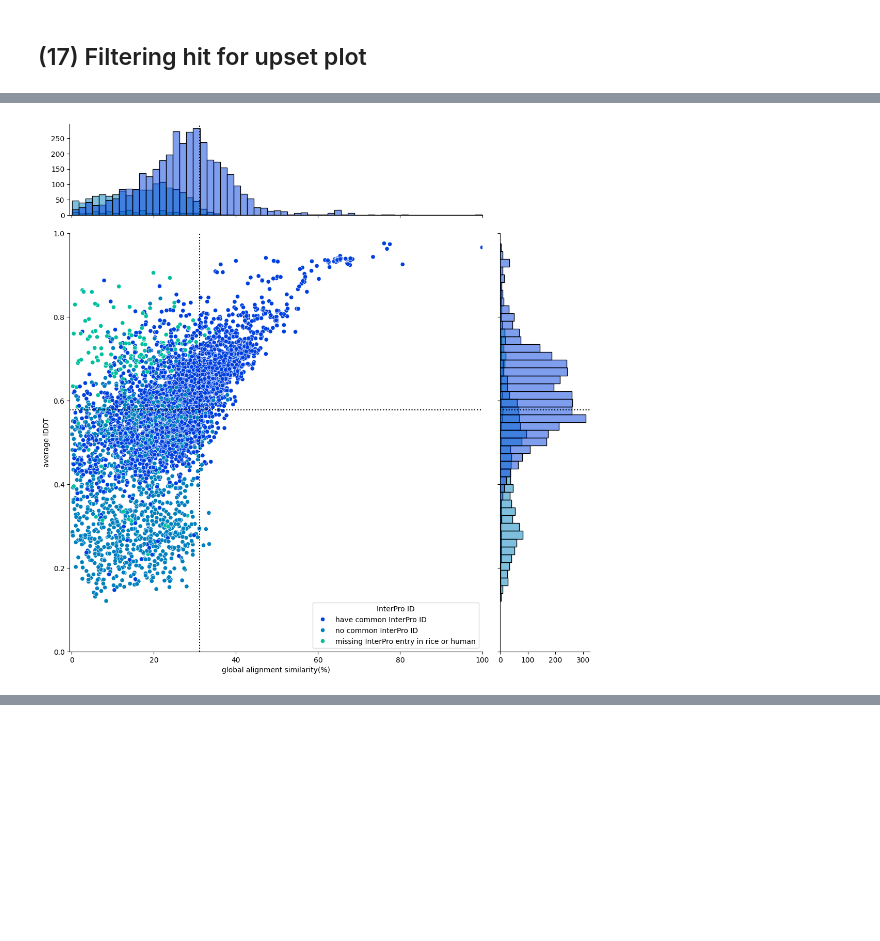
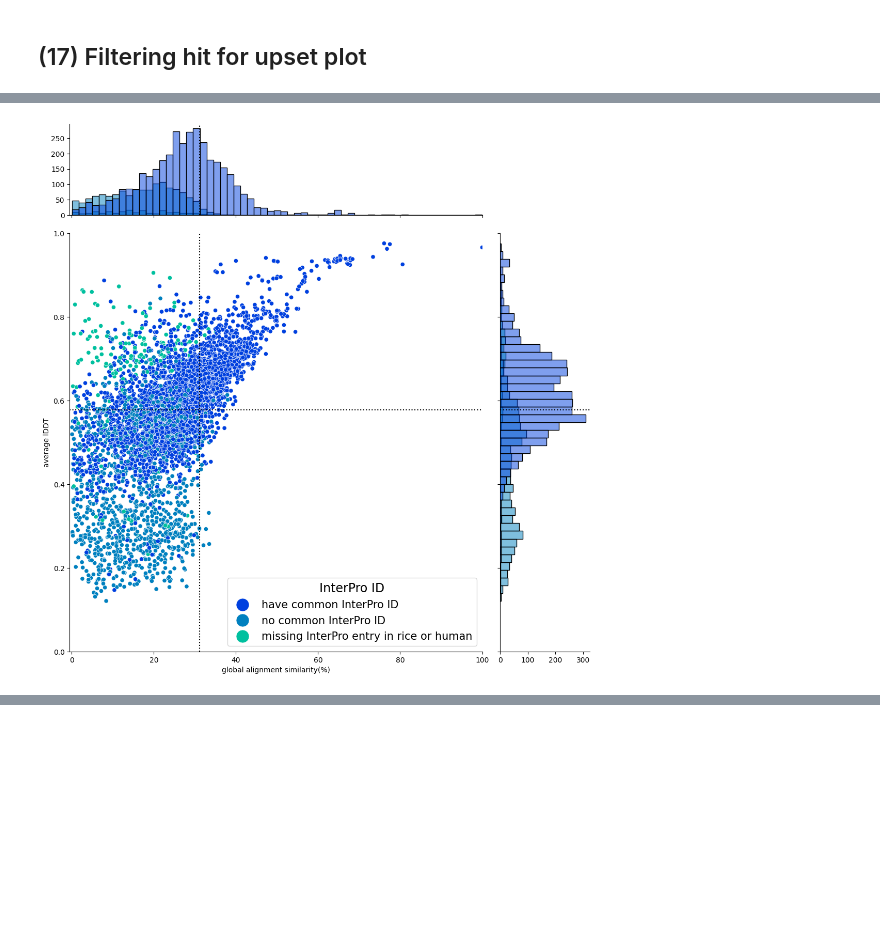
Before and after one commit to yonesora56/HS_rice_analysis, a Jupyter notebook: notebooks/13_foldseek_result_parse_2_down_tmalign.ipynb, the cells around one changed output, grey strips where cells are left out. Drawn from its saved outputs; the diff is of its cells as text; code cells hidden in the pictures.

```diff
--- a/notebooks/13_foldseek_result_parse_2_down_tmalign copy.ipynb
+++ b/notebooks/13_foldseek_result_parse_2_down_tmalign.ipynb
@@ -1365,35 +1364,35 @@ domain_info_viz = domain_info.select(
     descending=[False]
 )
 
 g = sns.JointGrid(
     data=domain_info_viz,
     x="Similarity_percent_needle",
     y="lddt",
     hue="InterPro ID intersection tag",
     height=11,
     dropna=False,
     ratio=4,
     palette="winter",
     marginal_ticks=True
 )
 g.ax_joint.set_xlim(-0.5,100)
 g.ax_joint.set_ylim(0,1)
 g.ax_joint.set_xlabel("global alignment similarity(%)")
 g.ax_joint.set_ylabel("average lDDT")
 
 # g.refline(x=25, color="black", linestyle=":")
 # g.refline(x=50, color="black", linestyle=":")
 # g.refline(x=75, color="black", linestyle=":")
 # g.refline(y=0.5, color="black", linestyle=":")
 g.refline(x=third_quartile, color="black", linestyle=":")
 g.refline(y=median_y, color="black", linestyle=":")
 g.plot(sns.scatterplot, sns.histplot)
 handles, labels = g.ax_joint.get_legend_handles_labels()
-g.ax_joint.legend(handles=handles, labels=labels, title='InterPro ID')
+g.ax_joint.legend(handles=handles, labels=labels, title='InterPro ID', fontsize=15, title_fontsize=17, markerscale=3)
 
 plt.show()
 # %% [output]
-[figure, old version]
+[figure, new version]
 # %%
 g = sns.JointGrid(
     data=domain_info_viz,
```
Also changed, not shown: parts of 9 cells of this notebook, 5 other files.
